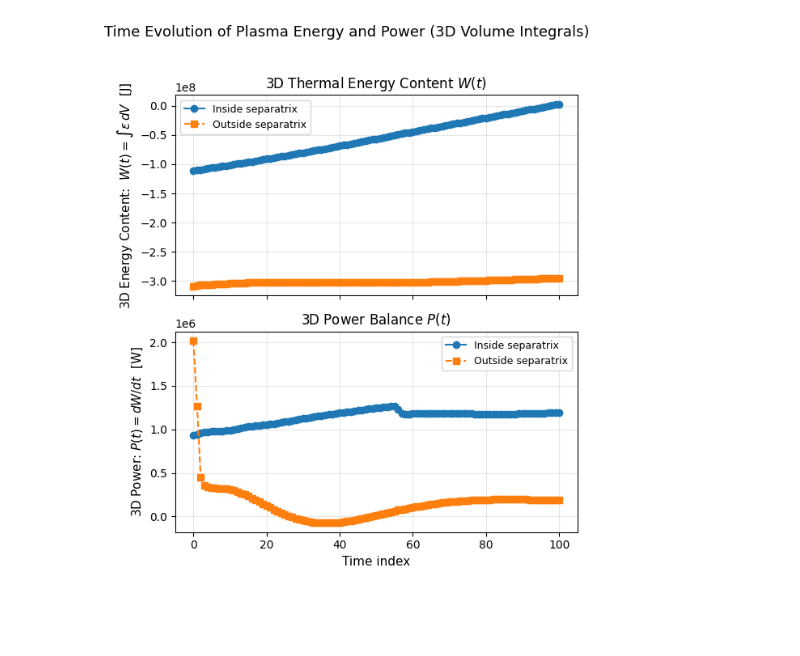
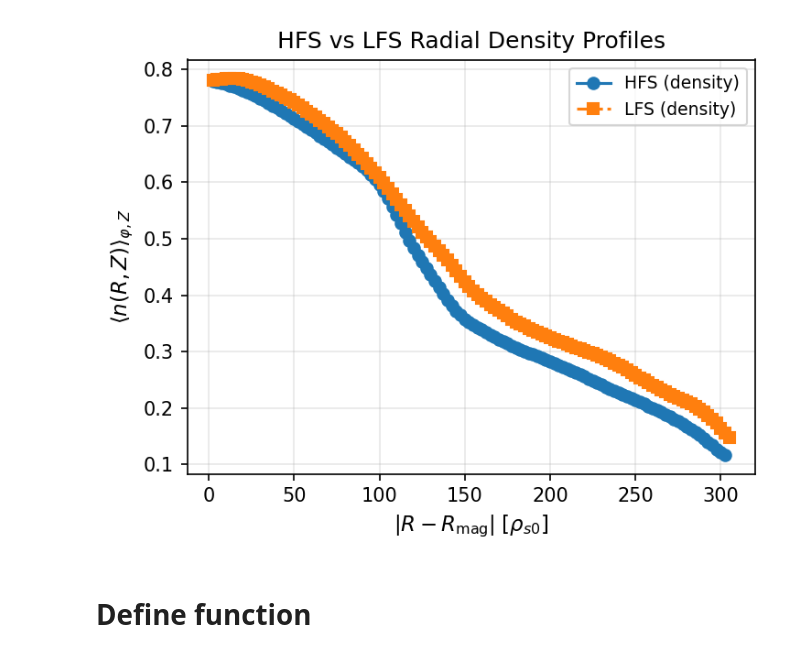
Before and after one commit to kyungtak/Jupyter_GBS, a Jupyter notebook: ML_validation/Radial_profiles.ipynb, the cells around one changed output. Cells and saved outputs as stored; diff of their text form; code cells hidden in the pictures; blank space fills up the shorter version.

Commit message:
Add radial profile script

```diff
--- a/ML_validation/Radial_profiles.ipynb
+++ b/ML_validation/Radial_profiles.ipynb
@@ -405,43 +94,35 @@ psi_sep  = 115365.98119056014
-# %%
-# -------------------------------------------------------------------
-# 7) Plot energy content (3D) and power (3D) vs time
-# -------------------------------------------------------------------
-fig, axes = plt.subplots(2, 1, figsize=(6, 7), dpi=100, sharex=True)
-
-# Figure title
-fig.suptitle(r'Time Evolution of Plasma Energy and Power (3D Volume Integrals)',
-             fontsize=13, y=0.98)
-
-# ------------------------
-# (1) Total energy W(t)
-# ------------------------
-axes[0].plot(t, W_inside,  'o-', label='Inside separatrix')
-axes[0].plot(t, W_outside, 's--', label='Outside separatrix')
-
-axes[0].set_ylabel(
-    r'3D Energy Content:  $W(t) = \int \varepsilon\, dV$  [J]',
-    fontsize=11
-)
-axes[0].legend(fontsize=9)
-axes[0].grid(True, alpha=0.3)
-axes[0].set_title(r'3D Thermal Energy Content $W(t)$', fontsize=12)
-
-# ------------------------
-# (2) Power P(t)
-# ------------------------
-axes[1].plot(t, P_inside,  'o-', label='Inside separatrix')
-axes[1].plot(t, P_outside, 's--', label='Outside separatrix')
-
-axes[1].set_xlabel('Time index', fontsize=11)   # replace with physical units if available
-axes[1].set_ylabel(
-    r'3D Power: $P(t) = dW/dt$  [W]',
-    fontsize=11
-)
-axes[1].legend(fontsize=9)
-axes[1].grid(True, alpha=0.3)
-axes[1].set_title(r'3D Power Balance $P(t)$', fontsize=12)
-
-plt.tight_layout(rect=[0, 0, 1, 0.96])
-plt.show()
-# %% [output]
-[figure, removed]
+# %%
+#r_HFS, prof_HFS_n, r_LFS, prof_LFS_n = hfs_lfs_radial_profiles(dens_avg, x, xmag, y=y)
+
+# Electron temperature
+r_HFS_Te, prof_HFS_Te, r_LFS_Te, prof_LFS_Te = hfs_lfs_radial_profiles(tempe_avg, x, xmag)
+
+# Electron pressure
+r_HFS_pe, prof_HFS_pe, r_LFS_pe, prof_LFS_pe = hfs_lfs_radial_profiles(pe_avg, x, xmag)
+
+# Vorticity
+r_HFS_om, prof_HFS_om, r_LFS_om, prof_LFS_om = hfs_lfs_radial_profiles(omega_avg, x, xmag)
+
+
+
+fig2, ax2 = plt.subplots(figsize=(5, 4), dpi=150)
+
+ax2.plot(r_HFS, prof_HFS_n, 'o-', label='HFS (density)')
+ax2.plot(r_LFS, prof_LFS_n, 's--', label='LFS (density)')
+
+#ax2.plot(r_HFS, prof_HFS_pe, 'o-', label='HFS (density)')
+#ax2.plot(r_LFS, prof_LFS_pe, 's--', label='LFS (density)')
+
+
+ax2.set_xlabel(r'$|R - R_{\mathrm{mag}}| \; [\rho_{s0}]$', fontsize=11)
+ax2.set_ylabel(r'$\langle n(R,Z) \rangle_{\varphi,Z}$', fontsize=11)
+ax2.set_title(r'HFS vs LFS Radial Density Profiles', fontsize=12)
+ax2.grid(True, alpha=0.3)
+ax2.legend(fontsize=9, loc='best')
+
+plt.tight_layout()
+plt.show()
+# %% [output]
+[figure, added]
+# %% [markdown]
+# Define function
```
Also changed, not shown: parts of 5 cells of this notebook.
